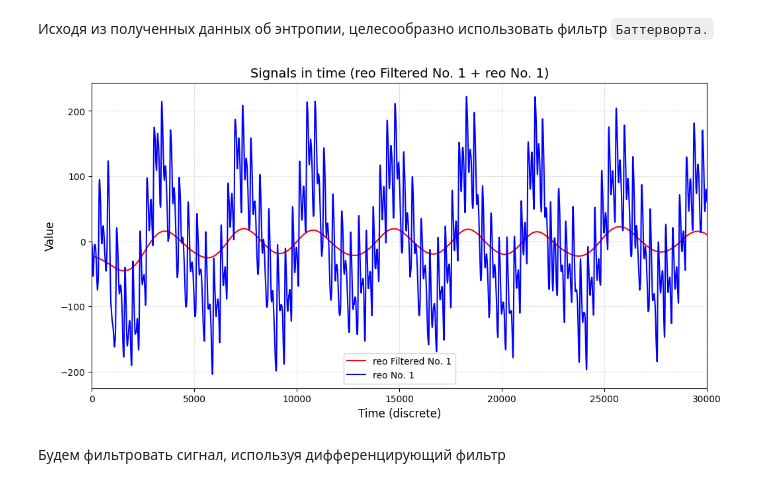
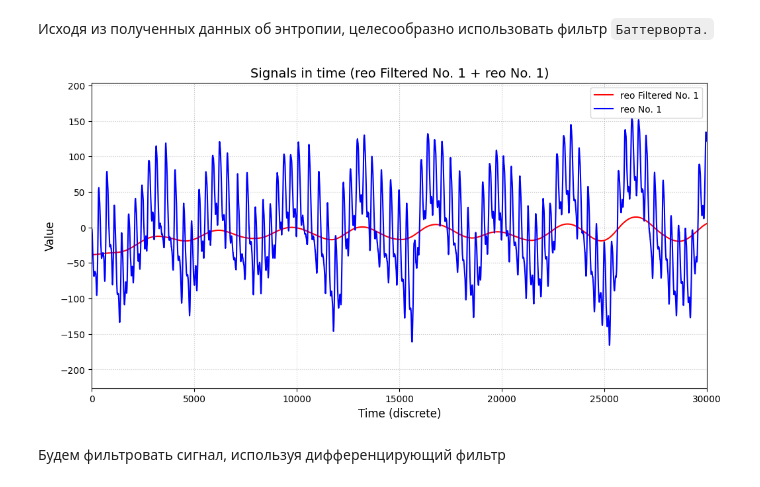
Before and after one commit to 4ervonec19/diploma, a Jupyter notebook: notebooks/2.0-cav-reo-signals-labeling-exploration.ipynb, the cells around one changed output. Drawn from its saved outputs; the diff is of its cells as text; code cells hidden in the pictures.

````diff
--- a/notebooks/2.0-cav-reo-signals-labeling-exploration.ipynb
+++ b/notebooks/2.0-cav-reo-signals-labeling-exploration.ipynb
@@ -343,6 +402,21 @@ first_dataset = wavelet_denoising_df(df=first_dataset,
                                            column='ТРКГ(32), мОм',
                                            plot=True,
                                            xlim=[230000, 240000])
+
+second_dataset = wavelet_denoising_df(df=second_dataset,
+										column='ТРКГ(32), мОм',
+										plot=False,
+										)
+
+third_dataset = wavelet_denoising_df(df=third_dataset,
+										column='column_14',
+										plot=False,
+										)
+
+fourth_dataset = wavelet_denoising_df(df=fourth_dataset,
+										column='column_14',
+										plot=False,
+										)
 # %% [output]
 [figure]
 # %% [markdown]
@@ -413,6 +509,32 @@ first_dataset = butterworth_filter_df(df=first_dataset,
                                            cutoff=0.07,
                                            plot=True,
                                            xlim=[230000, 240000])
+
+second_dataset = butterworth_filter_df(df=second_dataset,
+                                           column='median_filtered',
+                                           order=1,
+                                           fs=500,
+                                           cutoff=0.07,
+                                           plot=False,
+                                           xlim=[230000, 240000])
+
+
+third_dataset = butterworth_filter_df(df=third_dataset,
+                                           column='median_filtered',
+                                           order=1,
+                                           fs=500,
+                                           cutoff=0.07,
+                                           plot=False,
+                                           xlim=[230000, 240000])
+
+
+fourth_dataset = butterworth_filter_df(df=fourth_dataset,
+                                           column='median_filtered',
+                                           order=1,
+                                           fs=500,
+                                           cutoff=0.07,
+                                           plot=False,
+                                           xlim=[230000, 240000])
 # %% [output]
 [figure]
 # %%
@@ -491,14 +613,14 @@ result_entropy_df
 # %% [markdown]
 Исходя из полученных данных об энтропии, целесообразно использовать фильтр ```Баттерворта.```
 # %%
-plot_signals_common(signals_dataset=first_dataset,
+plot_signals_common(signals_dataset=fourth_dataset,
 			label_ecg='reo Filtered No. 1',
 			label_reo='reo No. 1',
 			column_name_ecg='butterworth_filtered',
-			column_name_reo='ТРКГ(32), мОм',
+			column_name_reo='column_14',
 			upper_time_limit=30000)
 # %% [output]
-[figure, old version]
+[figure, new version]
 # %% [markdown]
 Будем фильтровать сигнал, используя дифференцирующий фильтр
 # %%
````
Also changed, not shown: parts of 15 cells of this notebook, 5 other files.
